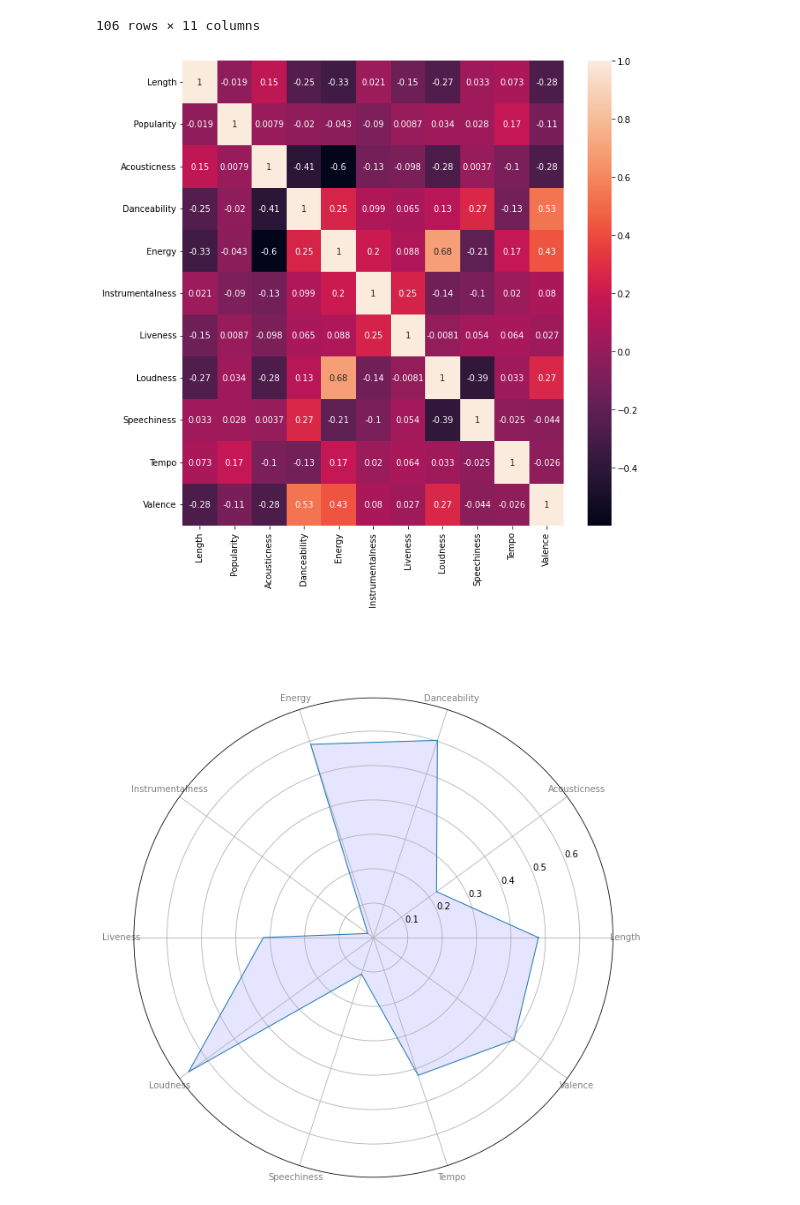
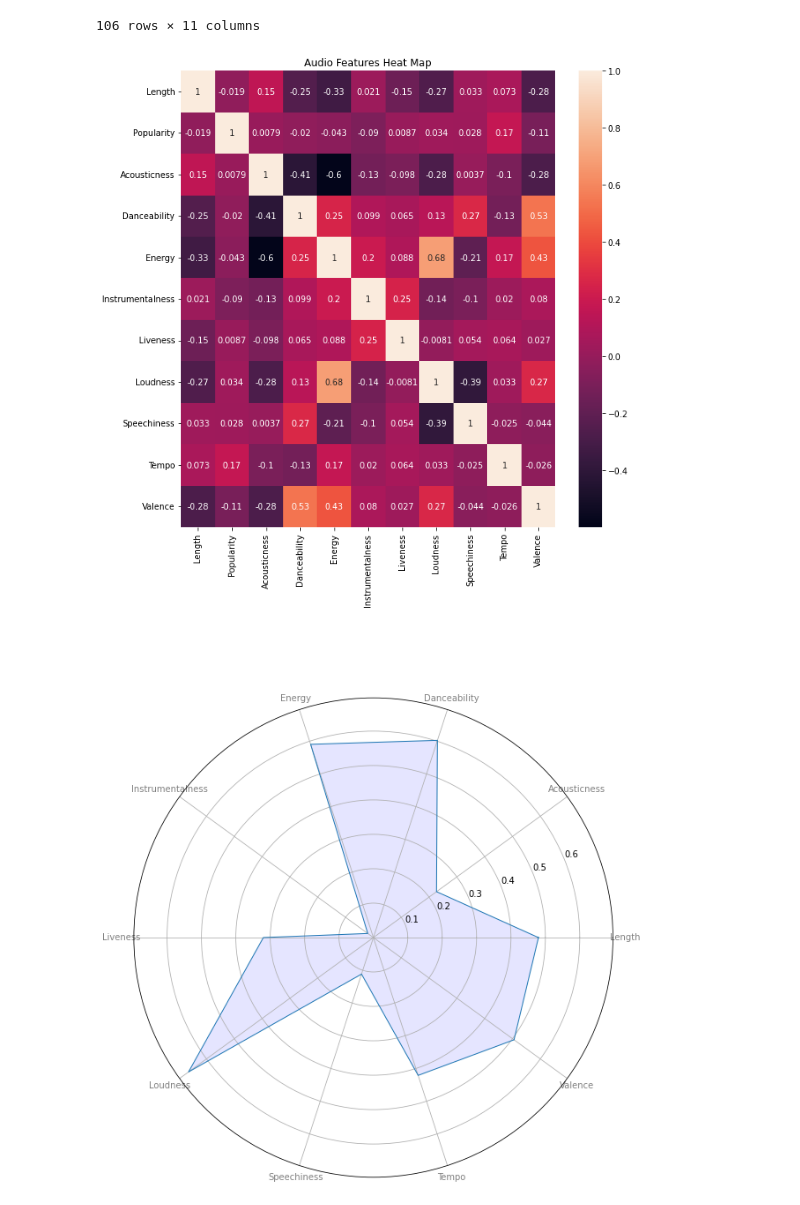
Before and after one commit to jadefreese/SpotifyTop50-Data-Analysis, a Jupyter notebook: Data/Understanding the Data.ipynb, the cells around one changed output. Saved outputs shown, nothing was run; the diff lists cells and outputs as text; code cells hidden in the pictures.

```diff
--- a/Data/Understanding the Data.ipynb
+++ b/Data/Understanding the Data.ipynb
@@ -241,12 +244,13 @@ all_features
 # %%
 #create a heat map to analyze the correlation between audio features and popularity
 corr = all_features.corr()
 fig, ax = plt.subplots(figsize=(10,10))
+plt.title('Audio Features Heat Map')
 sns.heatmap(corr, annot=True, ax=ax)
 plt.show()
 fig.savefig(r'C:\Users\Jessica\Spot50-Data-Analysis\Images\FeaturesHeatMap.png')
 # %% [output]
-[figure, old version]
+[figure, new version]
 # %%
 #plot a star graph to see visually compare audio feature magnitude
 fig, ax = plt.subplots(figsize=(10,10))
```
Also changed, not shown: parts of 4 cells of this notebook, 6 other files.
